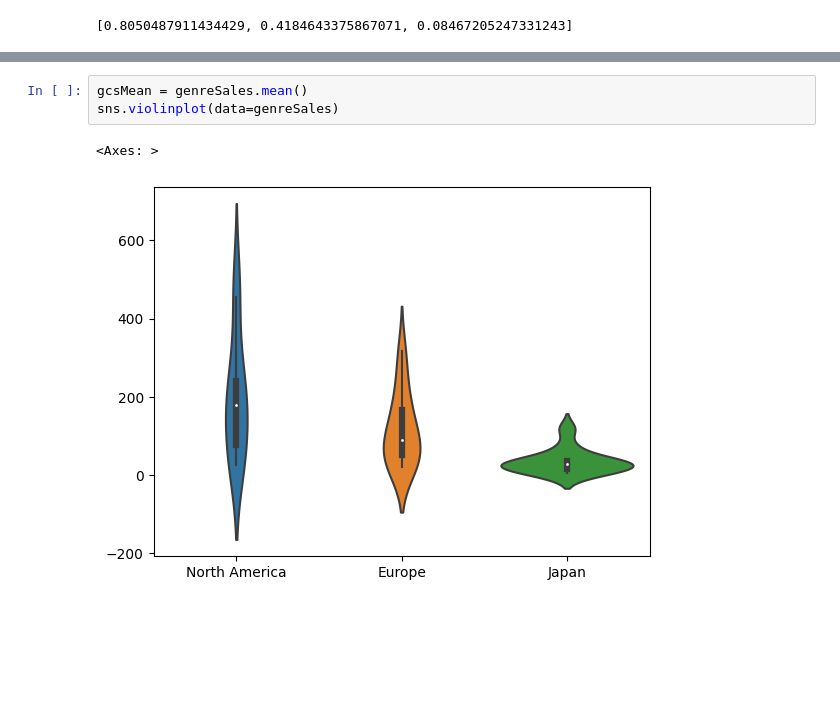
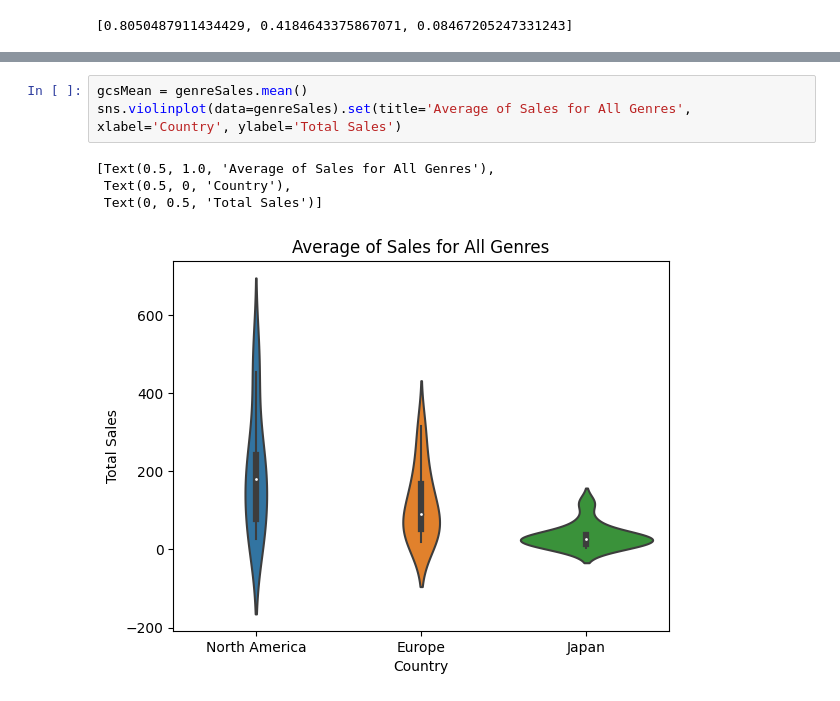
Before and after one commit to tangiambe/Data_Analytics_Project, a Jupyter notebook: genre_country_sales.ipynb, the cells around one changed output, grey strips where cells are left out. Drawn from its saved outputs; the diff is of its cells as text; blank space fills up the shorter version.

```diff
--- a/genre_country_sales.ipynb
+++ b/genre_country_sales.ipynb
@@ -148,6 +157,8 @@ sns.histplot(genreSales, multiple='stack')
 # %%
 gcsMean = genreSales.mean()
-sns.violinplot(data=genreSales)
+sns.violinplot(data=genreSales).set(title='Average of Sales for All Genres', xlabel='Country', ylabel='Total Sales')
 # %% [output]
-<Axes: >
+[Text(0.5, 1.0, 'Average of Sales for All Genres'),
+ Text(0.5, 0, 'Country'),
+ Text(0, 0.5, 'Total Sales')]
-[figure, old version]
+[figure, new version]
```
Also changed, not shown: parts of 11 cells of this notebook, 2 other files.
